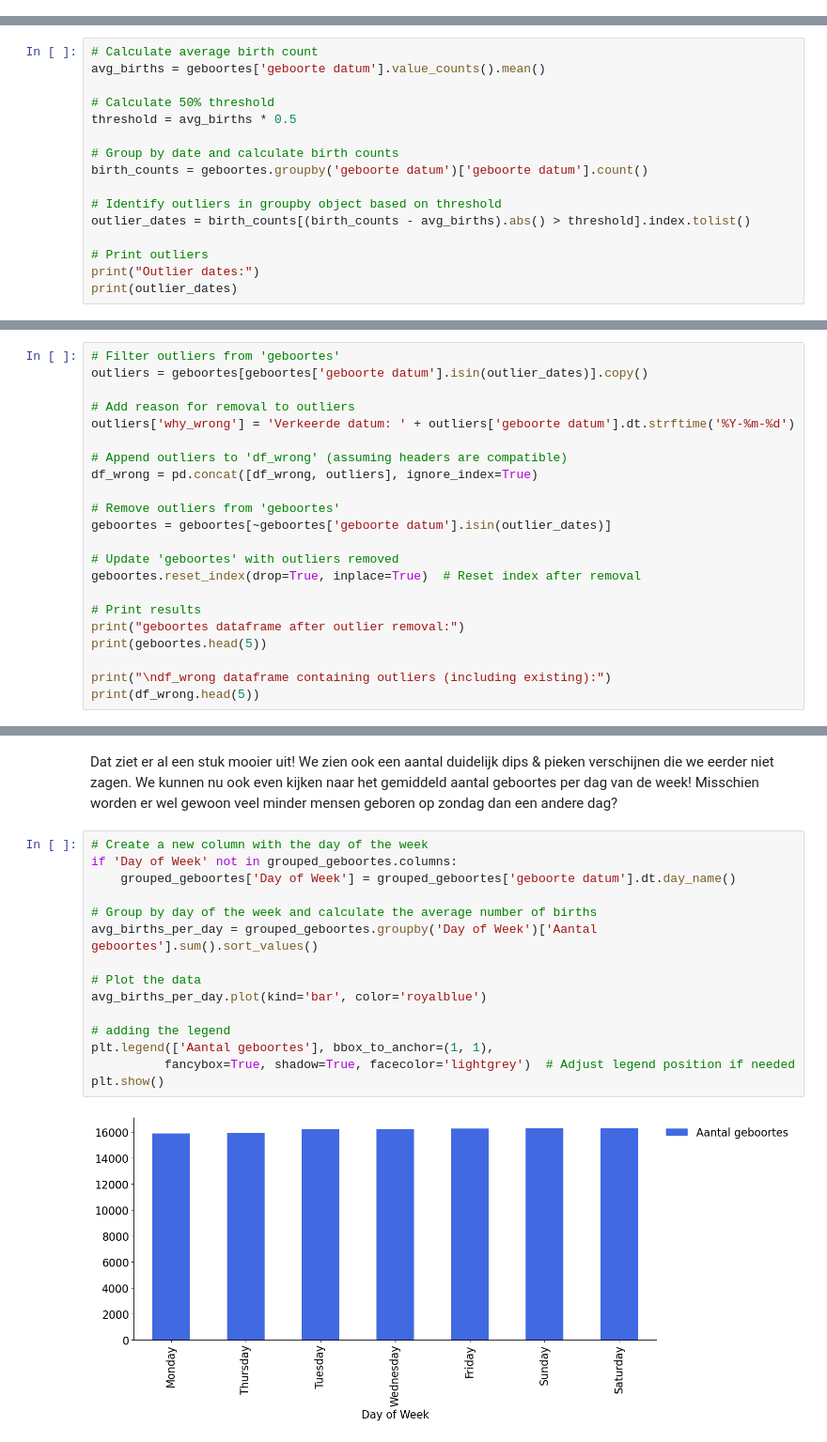
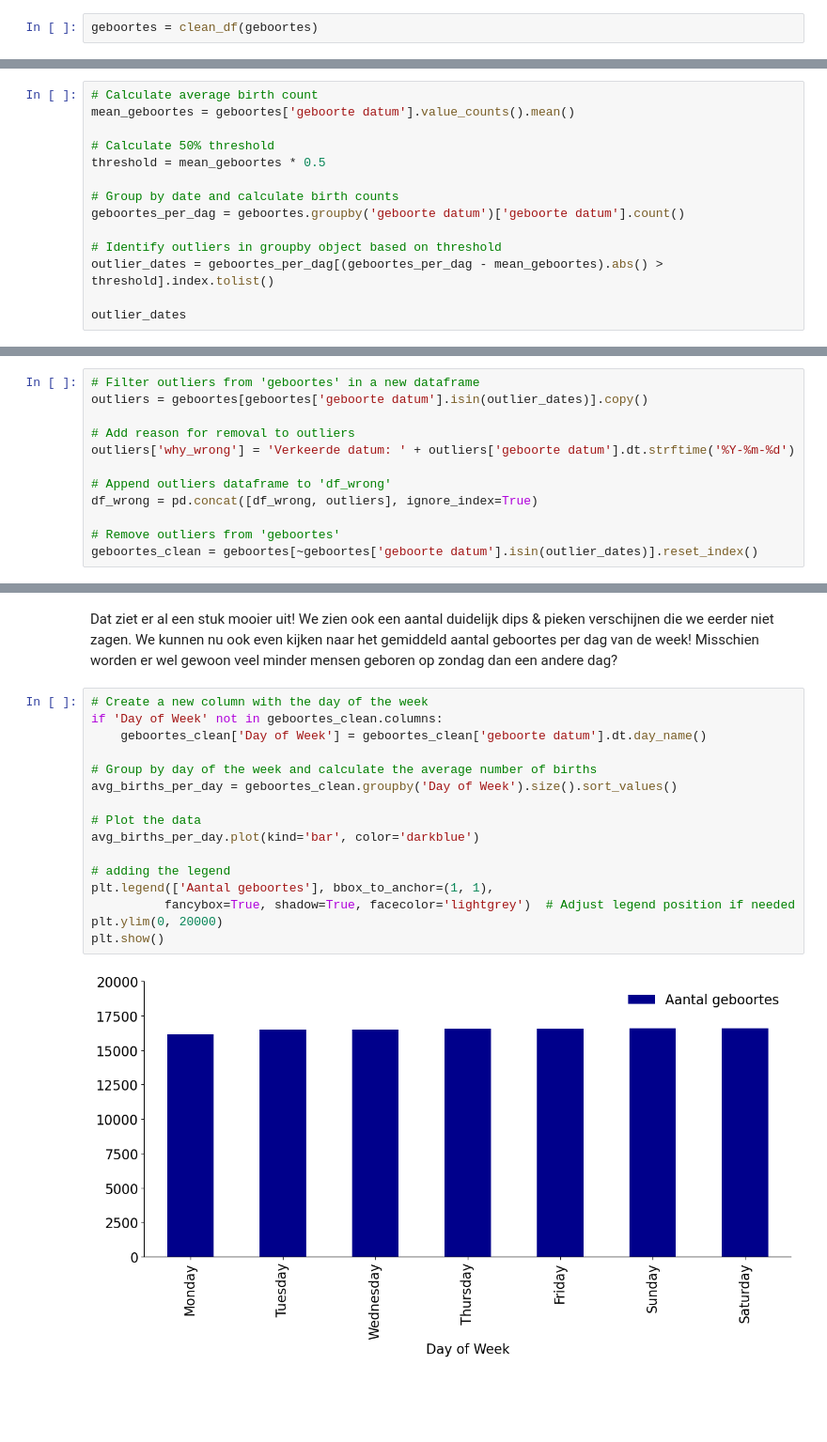
Before and after one commit to PhilippeGiorgino/syntra-examen-2024, a Jupyter notebook: notebooks/PhilippeGiorgino-syntra-examen-2024-deel1.ipynb, the cells around one changed output, grey strips where cells are left out. Shown: that part at 94% size. Drawn from its saved outputs; the diff is of its cells as text; blank space fills up the shorter version.

```diff
--- a/notebooks/PhilippeGiorgino-syntra-examen-2024-deel1.ipynb
+++ b/notebooks/PhilippeGiorgino-syntra-examen-2024-deel1.ipynb
@@ -234,3 +162,5 @@ memory usage: 4.1+ MB
+# %%
+geboortes = clean_df(geboortes)
 # %% [markdown]
 ## Stap 2: Dagelijks aantal geboortes bekijken
 #### Vraag 1: Maak een plot van het aantal geboortes per dag van het jaar.
@@ -279,17 +185,15 @@ Name: geboorte datum, dtype: int64
 # %%
 # Calculate average birth count
-avg_births = geboortes['geboorte datum'].value_counts().mean()
+mean_geboortes = geboortes['geboorte datum'].value_counts().mean()
 
 # Calculate 50% threshold
-threshold = avg_births * 0.5
+threshold = mean_geboortes * 0.5
 
 # Group by date and calculate birth counts
-birth_counts = geboortes.groupby('geboorte datum')['geboorte datum'].count()
+geboortes_per_dag = geboortes.groupby('geboorte datum')['geboorte datum'].count()
 
 # Identify outliers in groupby object based on threshold
-outlier_dates = birth_counts[(birth_counts - avg_births).abs() > threshold].index.tolist()
+outlier_dates = geboortes_per_dag[(geboortes_per_dag - mean_geboortes).abs() > threshold].index.tolist()
 
-# Print outliers
-print("Outlier dates:")
-print(outlier_dates)
+outlier_dates
 # %% [output]
@@ -300,22 +219,12 @@ Ik zal je vertellen; de outliers op 1 januari en 1 juli komen doordat alle geboo
 # %%
-# Filter outliers from 'geboortes'
+# Filter outliers from 'geboortes' in a new dataframe
 outliers = geboortes[geboortes['geboorte datum'].isin(outlier_dates)].copy()
 
 # Add reason for removal to outliers
 outliers['why_wrong'] = 'Verkeerde datum: ' + outliers['geboorte datum'].dt.strftime('%Y-%m-%d')
 
-# Append outliers to 'df_wrong' (assuming headers are compatible)
+# Append outliers dataframe to 'df_wrong'
 df_wrong = pd.concat([df_wrong, outliers], ignore_index=True)
 
 # Remove outliers from 'geboortes'
-geboortes = geboortes[~geboortes['geboorte datum'].isin(outlier_dates)]
-
-# Update 'geboortes' with outliers removed
-geboortes.reset_index(drop=True, inplace=True)  # Reset index after removal
-
-# Print results
-print("geboortes dataframe after outlier removal:")
-print(geboortes.head(5))
-
-print("\ndf_wrong dataframe containing outliers (including existing):")
-print(df_wrong.head(5))
+geboortes_clean = geboortes[~geboortes['geboorte datum'].isin(outlier_dates)].reset_index()
@@ -422,18 +312,19 @@ plt.show()
 Dat ziet er al een stuk mooier uit!  We zien ook een aantal duidelijk dips & pieken verschijnen die we eerder niet zagen. We kunnen nu ook even kijken naar het gemiddeld aantal geboortes per dag van de week! Misschien worden er wel gewoon veel minder mensen geboren op zondag dan een andere dag?
 # %%
 # Create a new column with the day of the week
-if 'Day of Week' not in grouped_geboortes.columns:
-    grouped_geboortes['Day of Week'] = grouped_geboortes['geboorte datum'].dt.day_name()
+if 'Day of Week' not in geboortes_clean.columns:
+    geboortes_clean['Day of Week'] = geboortes_clean['geboorte datum'].dt.day_name()
 
 # Group by day of the week and calculate the average number of births
-avg_births_per_day = grouped_geboortes.groupby('Day of Week')['Aantal geboortes'].sum().sort_values()
+avg_births_per_day = geboortes_clean.groupby('Day of Week').size().sort_values()
 
 # Plot the data
-avg_births_per_day.plot(kind='bar', color='royalblue')
+avg_births_per_day.plot(kind='bar', color='darkblue')
 
 # adding the legend
 plt.legend(['Aantal geboortes'], bbox_to_anchor=(1, 1),
           fancybox=True, shadow=True, facecolor='lightgrey')  # Adjust legend position if needed
+plt.ylim(0, 20000)
 plt.show()
 # %% [output]
-[figure, old version]
+[figure, new version]
```
Also changed, not shown: parts of 25 cells of this notebook, 3 other files.
